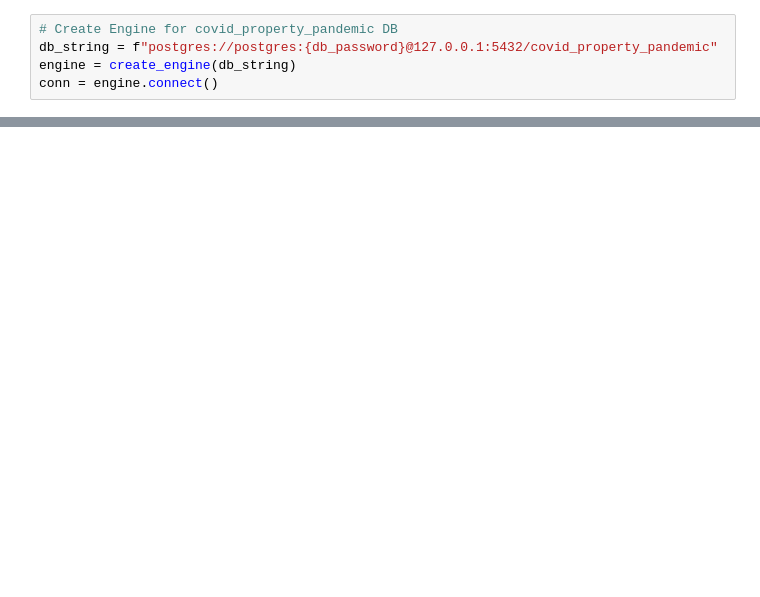
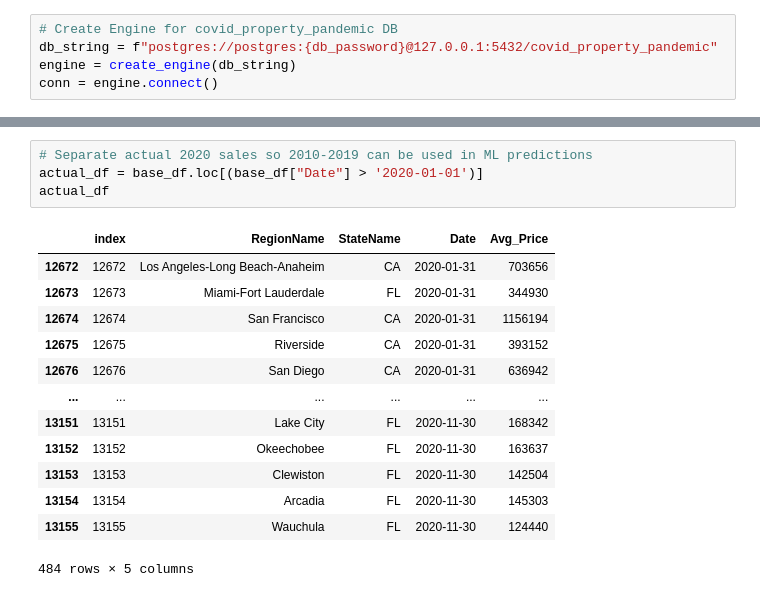
Before and after one commit to Jopinson/COVID19_Property_Pandemic, a Jupyter notebook: notebooks/modeling/Covid-Housing-ML.ipynb, the cells around one changed output, grey strips where cells are left out. Saved outputs shown, nothing was run; the diff lists cells and outputs as text; blank space fills up the shorter version.

```diff
--- a/notebooks/modeling/Covid-Housing-ML.ipynb
+++ b/notebooks/modeling/Covid-Housing-ML.ipynb
@@ -178,0 +84,18 @@ plt.show()
+# %%
+# Separate actual 2020 sales so 2010-2019 can be used in ML predictions
+actual_df = base_df.loc[(base_df["Date"] > '2020-01-01')]
+actual_df
+# %% [output]
+|  | index | RegionName | StateName | Date | Avg_Price |
+| 12672 | 12672 | Los Angeles-Long Beach-Anaheim | CA | 2020-01-31 | 703656 |
+| 12673 | 12673 | Miami-Fort Lauderdale | FL | 2020-01-31 | 344930 |
+| 12674 | 12674 | San Francisco | CA | 2020-01-31 | 1156194 |
+| 12675 | 12675 | Riverside | CA | 2020-01-31 | 393152 |
+| 12676 | 12676 | San Diego | CA | 2020-01-31 | 636942 |
+| ... | ... | ... | ... | ... | ... |
+| 13151 | 13151 | Lake City | FL | 2020-11-30 | 168342 |
+| 13152 | 13152 | Okeechobee | FL | 2020-11-30 | 163637 |
+| 13153 | 13153 | Clewiston | FL | 2020-11-30 | 142504 |
+| 13154 | 13154 | Arcadia | FL | 2020-11-30 | 145303 |
+| 13155 | 13155 | Wauchula | FL | 2020-11-30 | 124440 |
+484 rows × 5 columns
```
Also changed, not shown: parts of 41 cells of this notebook, 1 other file.
